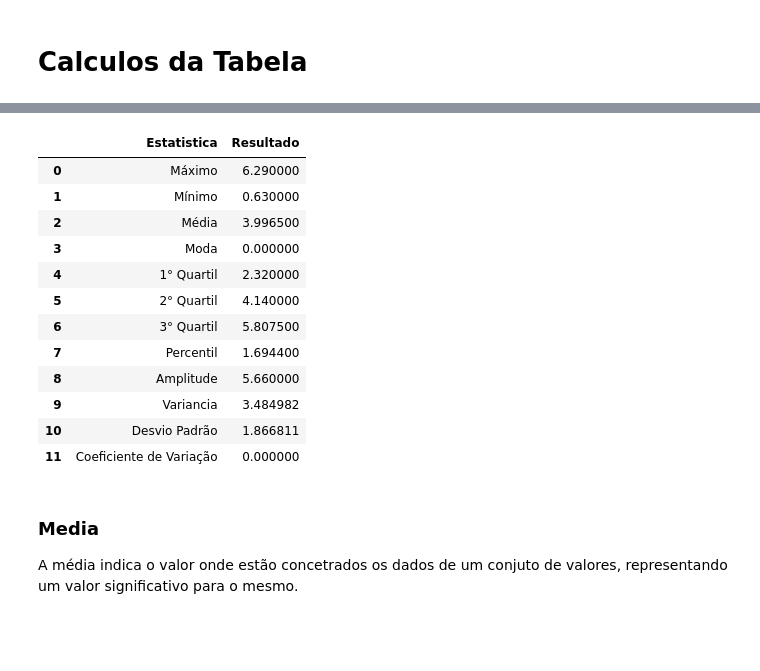
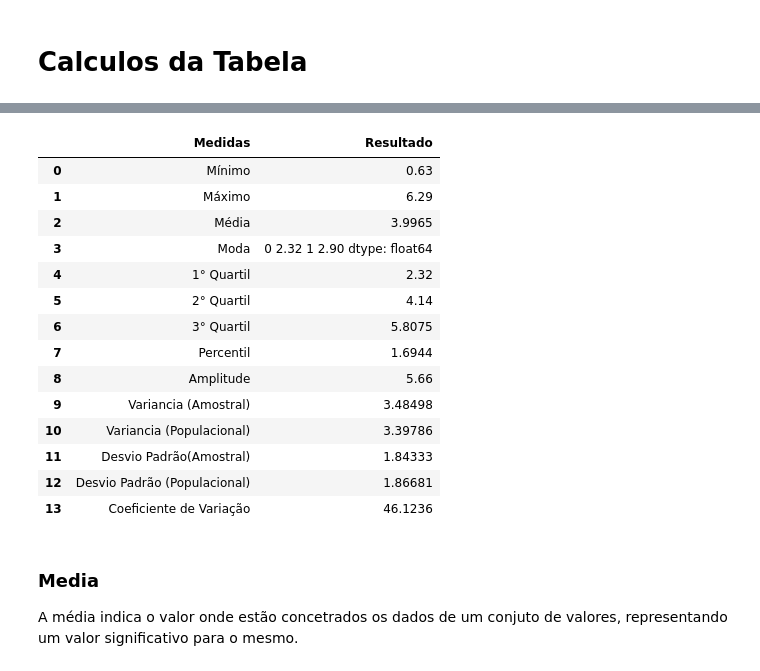
Before and after one commit to marcostark/estatistica-exploratoria, a Jupyter notebook: quantitativos_continuos.ipynb, the cells around one changed output, grey strips where cells are left out. Cells and saved outputs as stored; diff of their text form; code cells hidden in the pictures; blank space fills up the shorter version.

```diff
--- a/quantitativos_continuos.ipynb
+++ b/quantitativos_continuos.ipynb
@@ -233,48 +223,91 @@ descritiva_tabela
 # %%
 # amplitude, variancia, desvio padrão, coeficiente de variação
+import math
+
+# Variancia Populacional
+def varianciaPopulacional(data):
+    tamanho = len(data)
+    media = data.mean()
+    soma = 0
+
+    for valor in data:
+        soma += math.pow( (valor - media ), 2)
+
+    return soma / float(tamanho)
+
+
+# Variancia Amostral
+def varianciaAmostral(data):
+    tamanho = len(data)
+    somaDados = sum(data)
+
+    soma1 = 0
+    soma2 = (math.pow(somaDados, 2)) / tamanho
+
+    for valor in dataset:
+        soma1 += math.pow((valor),2)
+
+    return (soma1 - soma2) / float((tamanho - 1))
+
+def desvioPadrao(data):
+    return math.sqrt(data)
+
+media = data.mean()
+moda = data.mode()
+
+variancia_populacional = varianciaPopulacional(data)
+variancia_amostral = varianciaAmostral(data)
+
+desvio_padrao_amostral = desvioPadrao(variancia_populacional)
+desvio_padrao_populacional = desvioPadrao(variancia_amostral)
 
 percentil = np.percentile(data,16)
 
 soma = sum(data)
 maximo = max(data)
 minimo = min(data)
 amplitude = maximo - minimo
 
-descritiva = pd.DataFrame({'Estatistica': ["Máximo", "Mínimo", "Média",
+descritiva = pd.DataFrame({'Medidas': ["Mínimo", "Máximo", "Média",
                                        "Moda", "1° Quartil","2° Quartil",
                                        "3° Quartil","Percentil", "Amplitude",
-                                       "Variancia","Desvio Padrão", "Coeficiente de Variação"],
+                                       "Variancia (Amostral)","Variancia (Populacional)","Desvio Padrão(Amostral)",
+                                         "Desvio Padrão (Populacional)","Coeficiente de Variação"],
 
-                       'Resultado': [data.max(),
-                                     data.min(),
-                                     data.mean(),
-                                     0,
+                       'Resultado': [data.min(),
+                                     data.max(),
+                                     media,
+                                     moda,
                                      data.quantile(q=0.25),
                                      data.quantile(q=0.50),
                                      data.quantile(q=0.75),
                                      percentil,
                                      amplitude,
-                                     data.var(),
-                                     data.std(),
-                                     0
+                                     variancia_amostral,
+                                     variancia_populacional,
+                                     desvio_padrao_amostral,
+                                     desvio_padrao_populacional,
+                                     (desvio_padrao_amostral / media) * 100
                                     ]})
 
-descritiva
+#descritiva
 #data.describe()
 # %% [output]
-|  | Estatistica | Resultado |
-| 0 | Máximo | 6.290000 |
-| 1 | Mínimo | 0.630000 |
-| 2 | Média | 3.996500 |
-| 3 | Moda | 0.000000 |
-| 4 | 1° Quartil | 2.320000 |
-| 5 | 2° Quartil | 4.140000 |
-| 6 | 3° Quartil | 5.807500 |
-| 7 | Percentil | 1.694400 |
-| 8 | Amplitude | 5.660000 |
-| 9 | Variancia | 3.484982 |
-| 10 | Desvio Padrão | 1.866811 |
-| 11 | Coeficiente de Variação | 0.000000 |
+|  | Medidas | Resultado |
+| 0 | Mínimo | 0.63 |
+| 1 | Máximo | 6.29 |
+| 2 | Média | 3.9965 |
+| 3 | Moda | 0 2.32 1 2.90 dtype: float64 |
+| 4 | 1° Quartil | 2.32 |
+| 5 | 2° Quartil | 4.14 |
+| 6 | 3° Quartil | 5.8075 |
+| 7 | Percentil | 1.6944 |
+| 8 | Amplitude | 5.66 |
+| 9 | Variancia (Amostral) | 3.48498 |
+| 10 | Variancia (Populacional) | 3.39786 |
+| 11 | Desvio Padrão(Amostral) | 1.84333 |
+| 12 | Desvio Padrão (Populacional) | 1.86681 |
+| 13 | Coeficiente de Variação | 46.1236 |
 # %% [markdown]
 ### Media
 A média indica o valor onde estão concetrados os dados de um conjuto de valores, representando um valor
```
Also changed, not shown: parts of 8 cells of this notebook, 3 other files.
